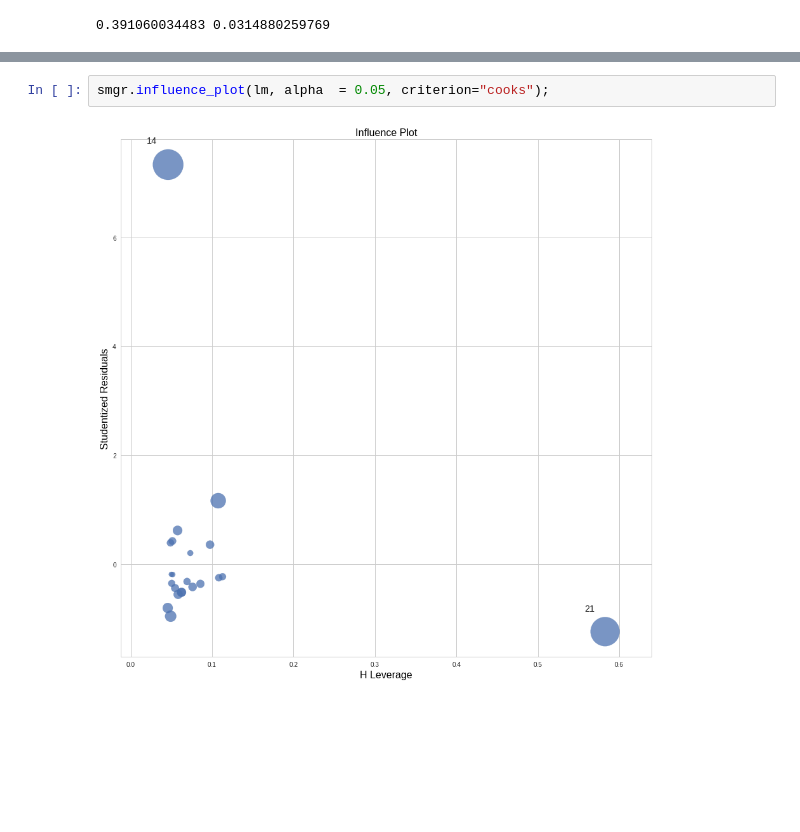
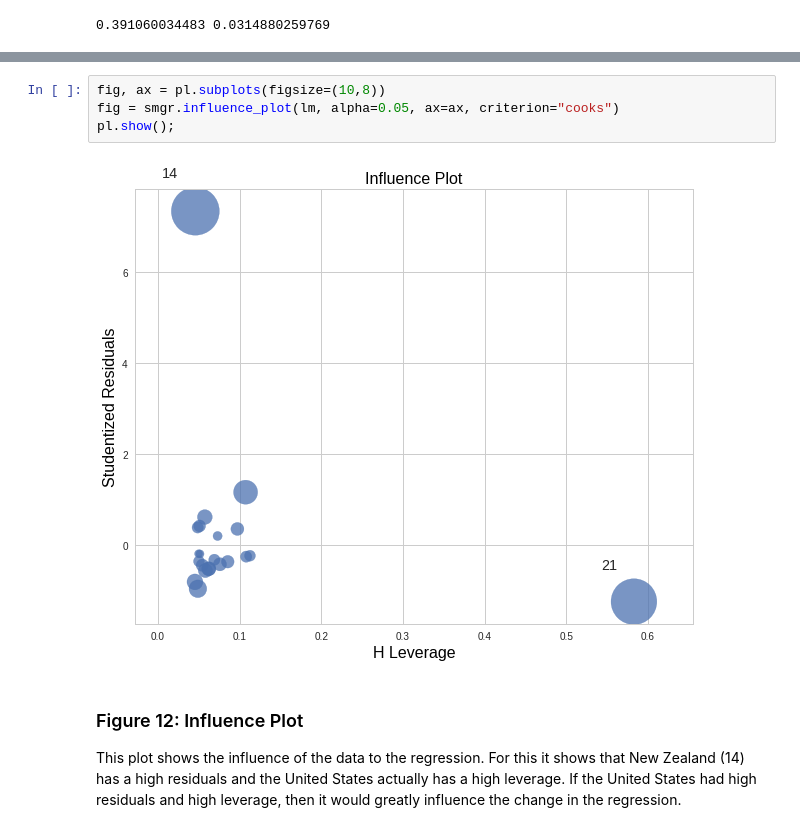
Before and after one commit to qiuyliu/PUI2017_uc288, a Jupyter notebook: HW5_uc288/Assignment3_uc288.ipynb, the cells around one changed output, grey strips where cells are left out. Cells and saved outputs as stored; diff of their text form; blank space fills up the shorter version.

```diff
--- a/HW5_uc288/Assignment3_uc288.ipynb
+++ b/HW5_uc288/Assignment3_uc288.ipynb
@@ -502,4 +514,9 @@ plt.show()
 # %%
-smgr.influence_plot(lm, alpha  = 0.05, criterion="cooks");
+fig, ax = pl.subplots(figsize=(10,8))
+fig = smgr.influence_plot(lm, alpha=0.05, ax=ax, criterion="cooks")
+pl.show();
 # %% [output]
-[figure, old version]
+[figure, new version]
+# %% [markdown]
+### Figure 12: Influence Plot
+This plot shows the influence of the data to the regression. For this it shows that New Zealand (14) has a high residuals and the United States actually has a high leverage. If the United States had high residuals and high leverage, then it would greatly influence the change in the regression.
```
Also changed, not shown: parts of 8 cells of this notebook, 1 other file.
